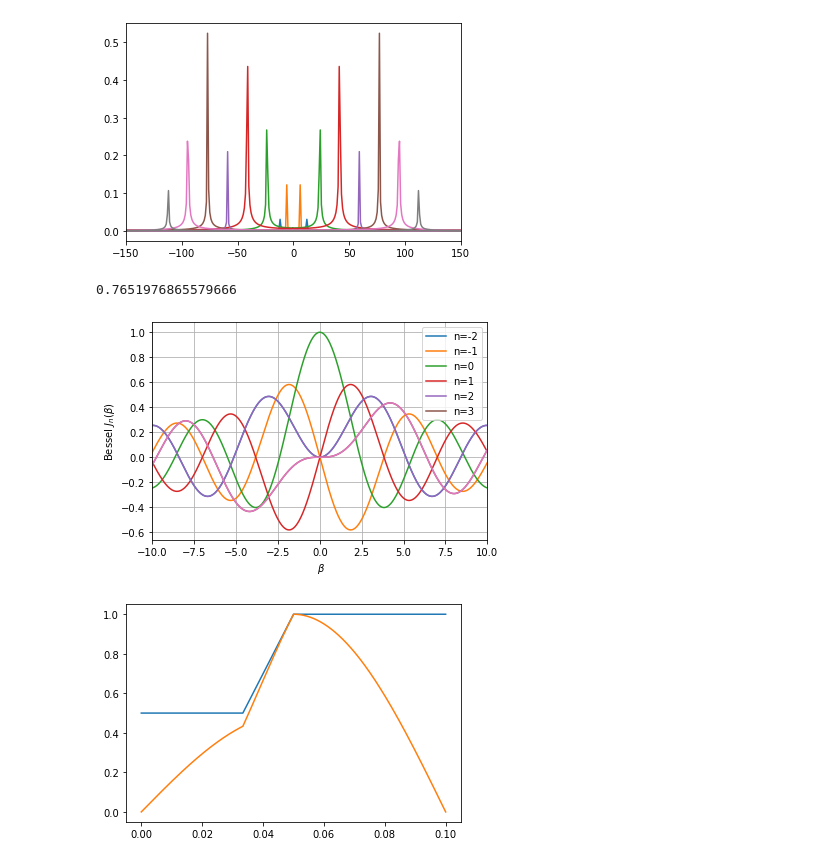
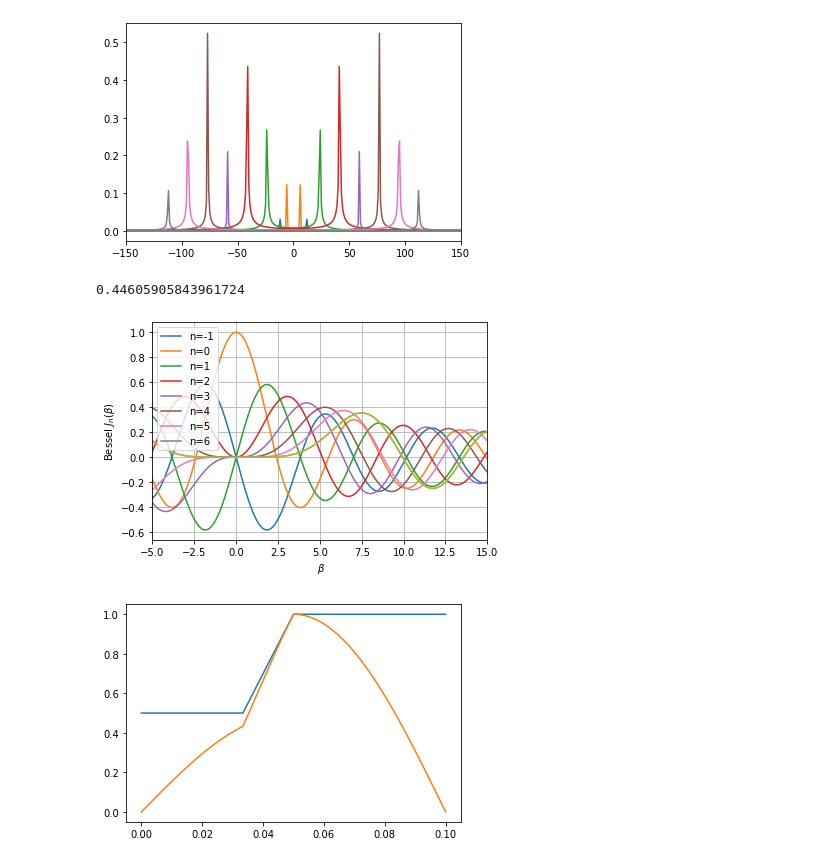
Before and after one commit to AndreasFMueller/SeminarSpezielleFunktionen, a Jupyter notebook: buch/papers/fm/Python animation/Bessel-FM.ipynb, the cells around one changed output. Saved outputs shown, nothing was run; the diff lists cells and outputs as text; code cells hidden in the pictures.

```diff
--- a/buch/papers/fm/Python animation/Bessel-FM.ipynb
+++ b/buch/papers/fm/Python animation/Bessel-FM.ipynb
@@ -51,23 +54,23 @@ fm(2)
 [figure]
 # %%
 
-for n in range (-2,4):
-    x = np.linspace(-11,11,1000)
+for n in range (-1,7):
+    x = np.linspace(-11,16,1000)
     y = sc.jv(n,x)
     plt.plot(x, y, '-',label='n='+str(n))
 #plt.plot([1,1],[sc.jv(0,1),sc.jv(-1,1)],)
-plt.xlim(-10,10)
+plt.xlim(-5,15)
 plt.grid(True)
 plt.ylabel('Bessel $J_n(\\beta)$')
 plt.xlabel(' $ \\beta $ ')
 plt.plot(x, y)
 plt.legend()
 #plt.show()
 plt.savefig('bessel.pgf', format='pgf')
-print(sc.jv(0,1))
+print(sc.jv(2,2.5))
 # %% [output]
-0.7651976865579666
+0.44605905843961724
-[figure, old version]
+[figure, new version]
 # %%
 x = np.linspace(0,0.1,2000)
 ratio = 2
```
Also changed, not shown: parts of 5 cells of this notebook, 1 other file.
